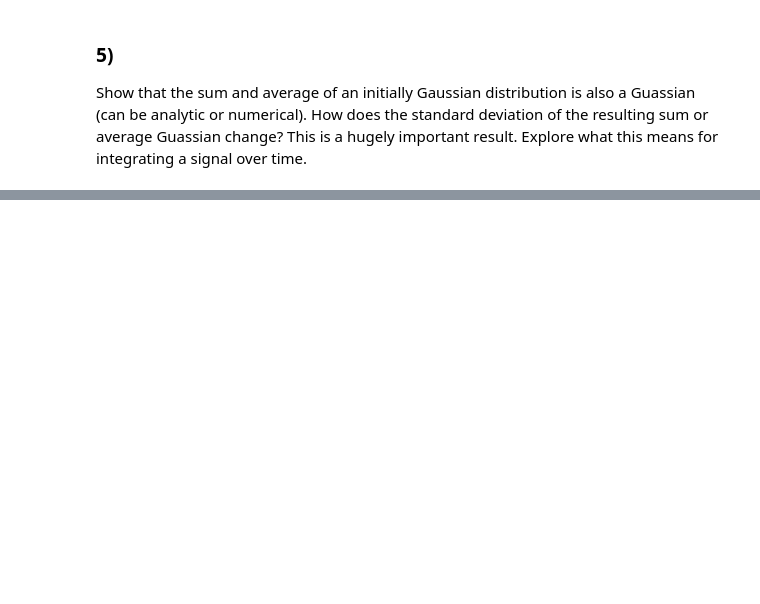
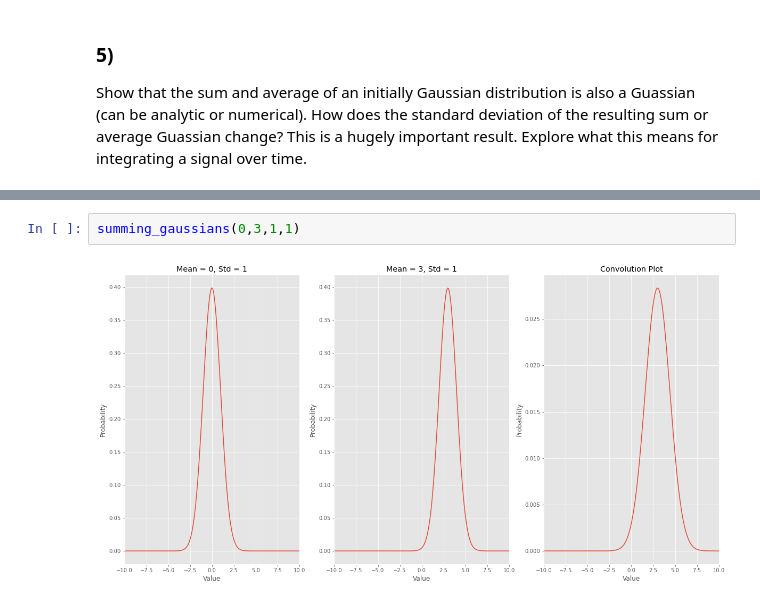
Before and after one commit to afspicciati/Phys-434, a Jupyter notebook: Homework2.ipynb, the cells around one changed output, grey strips where cells are left out. Drawn from its saved outputs; the diff is of its cells as text; blank space fills up the shorter version.

```diff
--- a/Homework2.ipynb
+++ b/Homework2.ipynb
@@ -107,0 +160,4 @@ plt.tick_params(labelsize = 10)
+# %%
+summing_gaussians(0,3,1,1)
+# %% [output]
+[figure, added]
```
Also changed, not shown: parts of 11 cells of this notebook.
